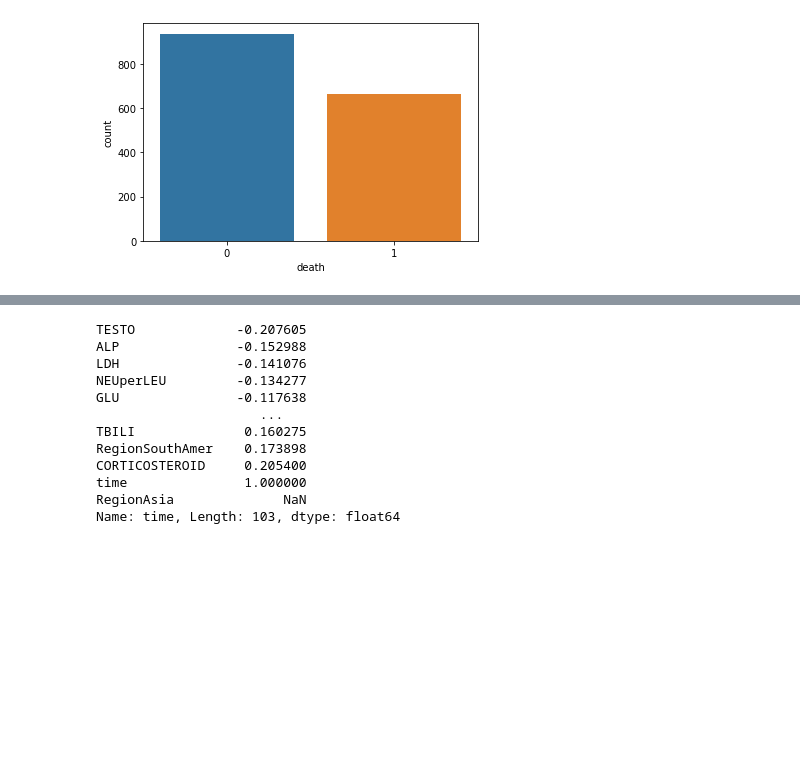
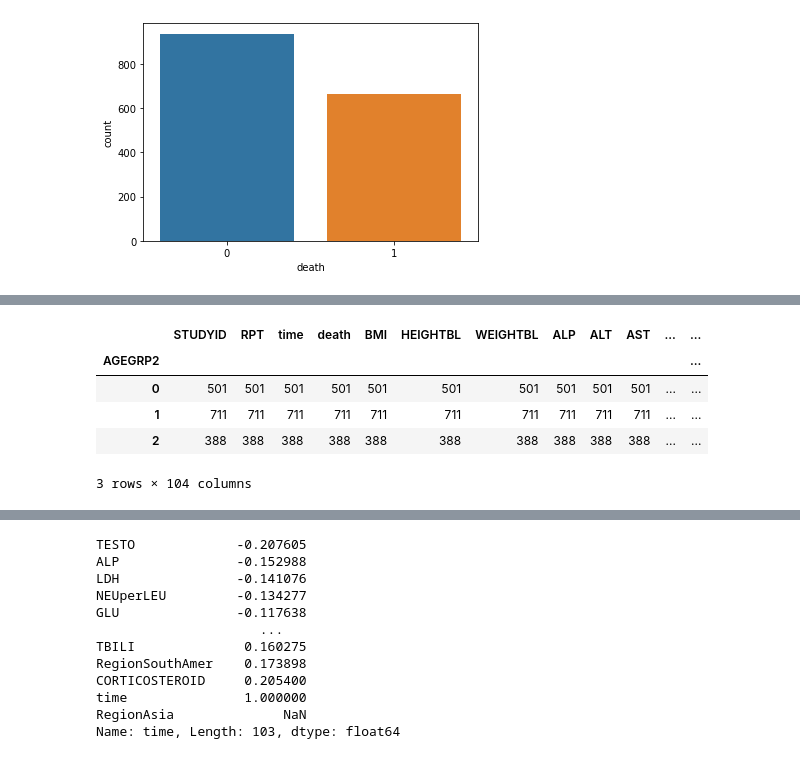
Before and after one commit to belalE/Prostate-Cancer, a Jupyter notebook: prostate-cancer.ipynb, the cells around one changed output, grey strips where cells are left out. Drawn from its saved outputs; the diff is of its cells as text; code cells hidden in the pictures; blank space fills up the shorter version.

Commit message:
got counts for table1

```diff
--- a/prostate-cancer.ipynb
+++ b/prostate-cancer.ipynb
@@ -5,7 +5,7 @@ import matplotlib.pyplot as plt
 import seaborn as sns
 %matplotlib inline
 # %%
-data = pd.read_csv('data.csv')
+data = pd.read_csv('PCC.individual.project.data.csv')
 # %%
 data.head()
 # %% [output]
@@ -64,0 +73,9 @@ sns.countplot(data['death'])
+# %%
+data.groupby('AGEGRP2').count()
+# %% [output]
+|  | STUDYID | RPT | time | death | BMI | HEIGHTBL | WEIGHTBL | ALP | ALT | AST | ... | ... |
+| AGEGRP2 |  |  |  |  |  |  |  |  |  |  |  | ... |
+| 0 | 501 | 501 | 501 | 501 | 501 | 501 | 501 | 501 | 501 | 501 | ... | ... |
+| 1 | 711 | 711 | 711 | 711 | 711 | 711 | 711 | 711 | 711 | 711 | ... | ... |
+| 2 | 388 | 388 | 388 | 388 | 388 | 388 | 388 | 388 | 388 | 388 | ... | ... |
+3 rows × 104 columns
```
Also changed, not shown: parts of 2 cells of this notebook, 2 other files.
